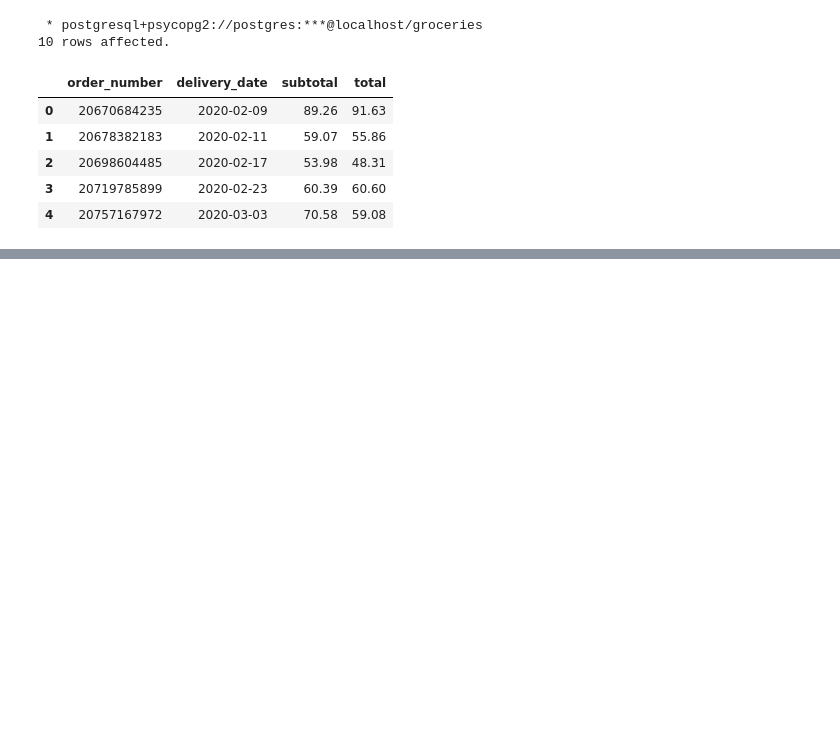
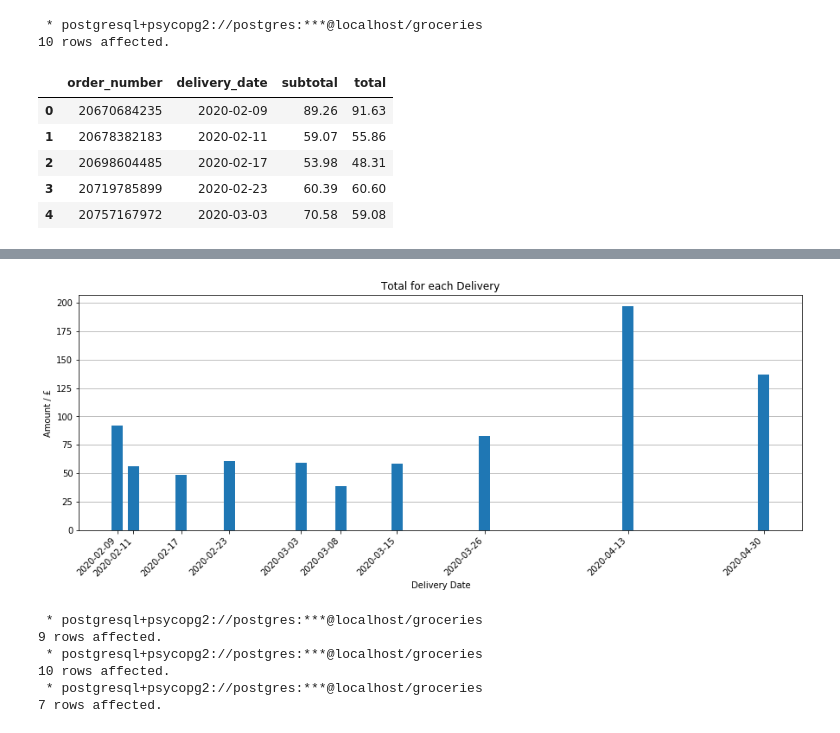
Before and after one commit to Richard-D-Todd/Groceries-Analysis, a Jupyter notebook: Analysis of Groceries Data.ipynb, the cells around one changed output, grey strips where cells are left out. Cells and saved outputs as stored; diff of their text form; code cells hidden in the pictures; blank space fills up the shorter version.

```diff
--- a/Analysis of Groceries Data.ipynb
+++ b/Analysis of Groceries Data.ipynb
@@ -31,0 +42,9 @@ plt.bar(df.delivery_date, df.subtotal)
+# %%
+plt.title('Total for each Delivery')
+plt.xlabel('Delivery Date')
+plt.ylabel('Amount / £')
+plt.xticks(df.delivery_date, labels=df.delivery_date, rotation='45', ha='right')
+plt.bar(df.delivery_date, df.total, width=1.4, align='center', zorder=2)
+plt.grid(axis='y', zorder=0)
+# %% [output]
+[figure, added]
@@ -31,0 +77,30 @@ plt.bar(df.delivery_date, df.subtotal)
+# %%
+count_subs_by_date = %sql select od.delivery_date, count(di.substitution) as "count_subs"\
+                          from order_details od\
+                          inner join delivered_items di\
+                          on od.order_number = di.order_number\
+                          where di.substitution = true\
+                          group by od.delivery_date\
+                          order by od.delivery_date asc
+
+count_ordered_by_date = %sql select od.delivery_date, count(di.substitution) as "count_ordered"\
+                             from order_details od\
+                             inner join delivered_items di\
+                             on od.order_number = di.order_number\
+                             where di.substitution = false\
+                             group by od.delivery_date\
+                             order by od.delivery_date asc
+
+count_unavail_by_date = %sql select od.delivery_date, count(ui.id) as "count_unavailable"\
+                             from order_details od\
+                             inner join unavailable_items ui\
+                             on od.order_number = ui.order_number\
+                             group by od.delivery_date\
+                             order by od.delivery_date asc
+# %% [output]
+ * postgresql+psycopg2://postgres:***@localhost/groceries
+9 rows affected.
+ * postgresql+psycopg2://postgres:***@localhost/groceries
+10 rows affected.
+ * postgresql+psycopg2://postgres:***@localhost/groceries
+7 rows affected.
```
Also changed, not shown: parts of 18 cells of this notebook, 1 other file.
